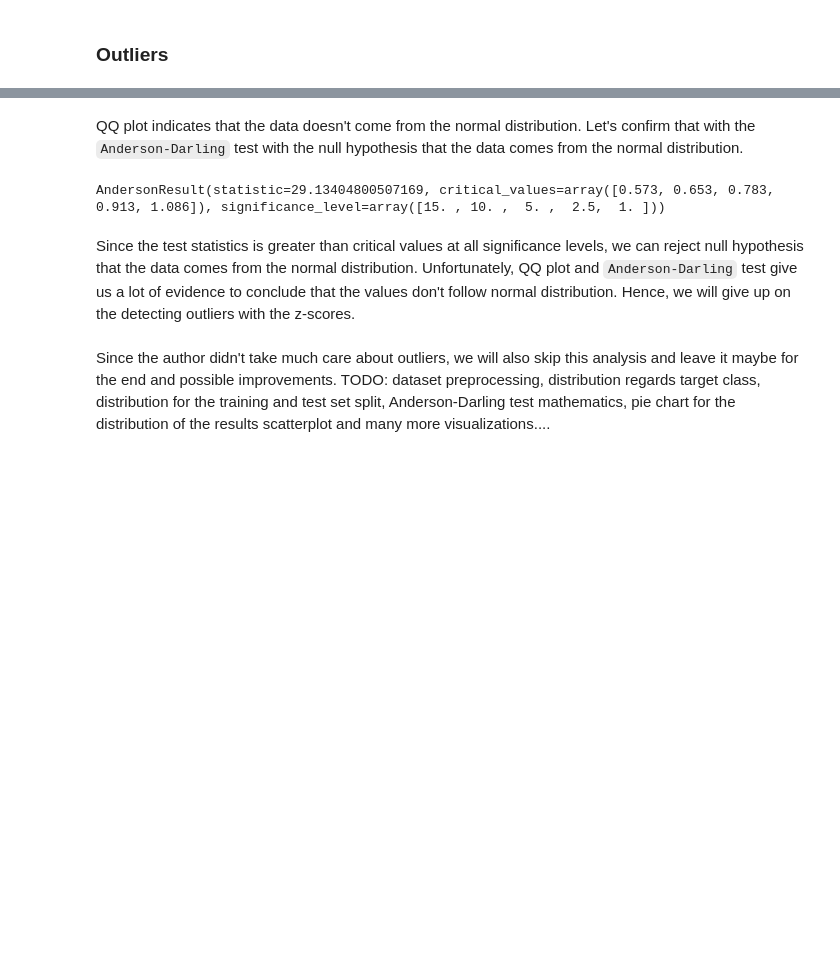
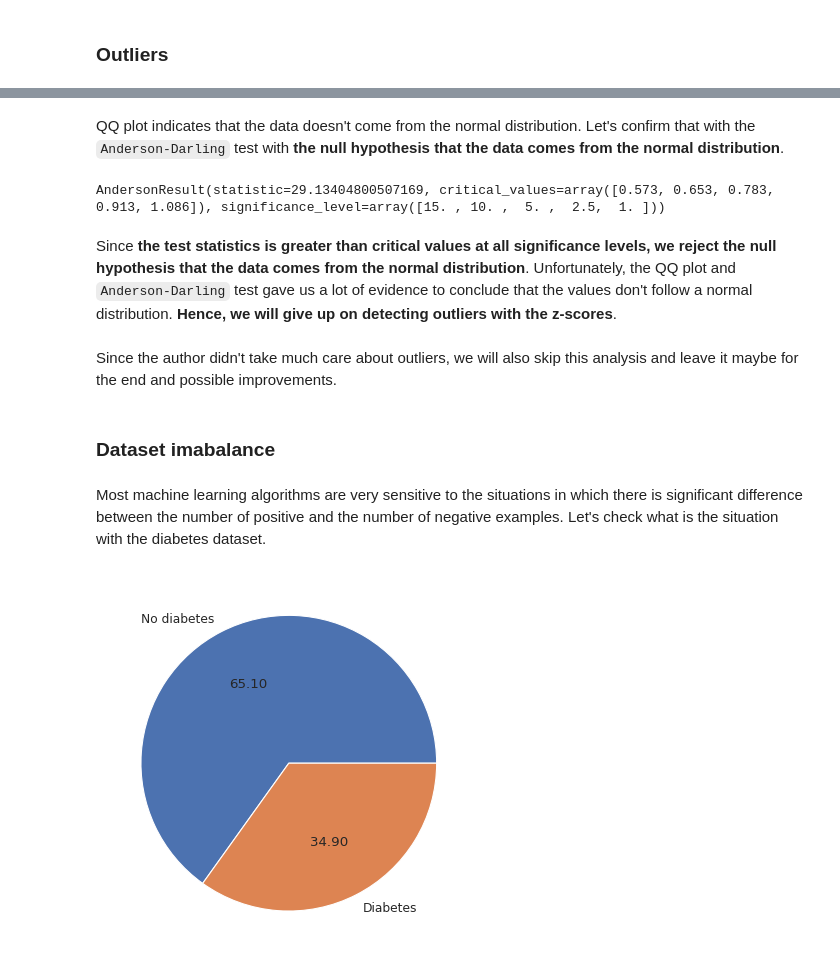
Before and after one commit to as51340/DataScienceProject, a Jupyter notebook: diabetes_classification.ipynb, the cells around one changed output, grey strips where cells are left out. Drawn from its saved outputs; the diff is of its cells as text; code cells hidden in the pictures; blank space fills up the shorter version.

```diff
--- a/diabetes_classification.ipynb
+++ b/diabetes_classification.ipynb
@@ -218,10 +223,21 @@ plt.show()
 # %% [markdown]
-QQ plot indicates that the data doesn't come from the normal distribution. Let's confirm that with the `Anderson-Darling` test with the null hypothesis that the data comes from the normal distribution.
+QQ plot indicates that the data doesn't come from the normal distribution. Let's confirm that with the `Anderson-Darling` test with **the null hypothesis that the data comes from the normal distribution**.
 # %%
 anderson(diabetes.DiabetesPedigreeFunction)
 # %% [output]
 AndersonResult(statistic=29.13404800507169, critical_values=array([0.573, 0.653, 0.783, 0.913, 1.086]), significance_level=array([15. , 10. ,  5. ,  2.5,  1. ]))
 # %% [markdown]
-Since the test statistics is greater than critical values at all significance levels, we can reject null hypothesis that the data comes from the normal distribution. Unfortunately, QQ plot and `Anderson-Darling` test give us a lot of evidence to conclude that the values don't follow normal distribution. Hence, we will give up on the detecting outliers with the z-scores.
+Since **the test statistics is greater than critical values at all significance levels, we reject the null hypothesis that the data comes from the normal distribution**. Unfortunately, the QQ plot and `Anderson-Darling` test gave us a lot of evidence to conclude that the values don't follow a normal distribution. **Hence, we will give up on detecting outliers with the z-scores**.
 # %% [markdown]
-Since the author didn't take much care about outliers, we will also skip this analysis and leave it maybe for the end and possible improvements. TODO: dataset preprocessing, distribution regards target class, distribution for the training and test set split, Anderson-Darling test mathematics, pie chart for the distribution of the results scatterplot and many more visualizations....
+Since the author didn't take much care about outliers, we will also skip this analysis and leave it maybe for the end and possible improvements.
+# %% [markdown]
+### Dataset imabalance
+# %% [markdown]
+Most machine learning algorithms are very sensitive to the situations in which there is significant difference between the number of positive and the number of negative examples. Let's check what is the situation with the diabetes dataset.
+# %%
+outcomes = diabetes.groupby("Outcome").count().loc[:, "Pregnancies"]
+figure(figsize=(8, 6), dpi=80)
+plt.pie(outcomes, labels=["No diabetes", "Diabetes"], autopct='%.2f')
+plt.show()
+# %% [output]
+[figure, added]
```
Also changed, not shown: parts of 32 cells of this notebook.
